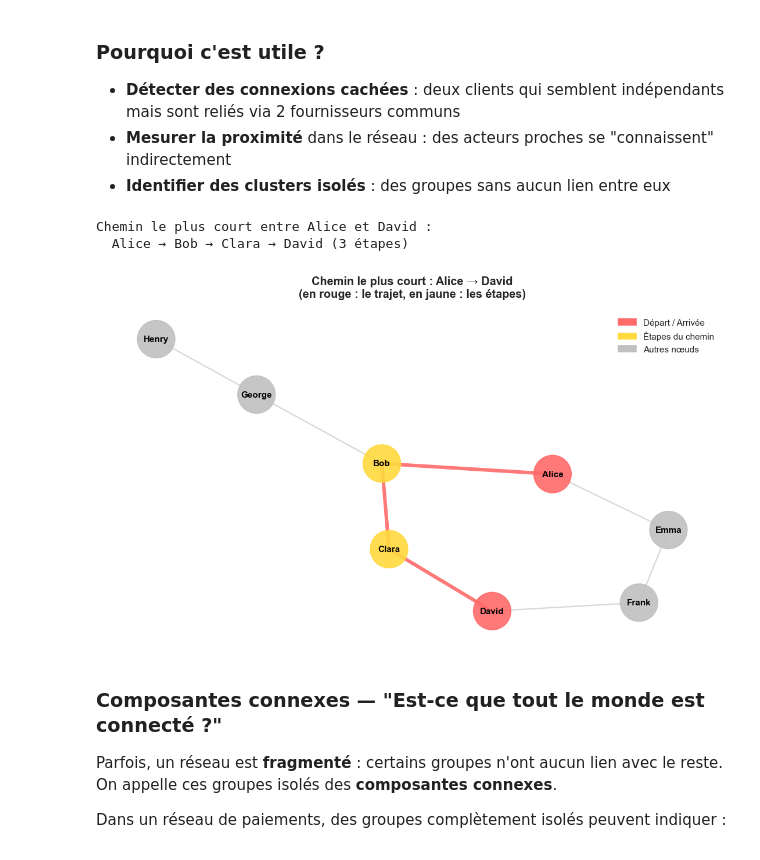
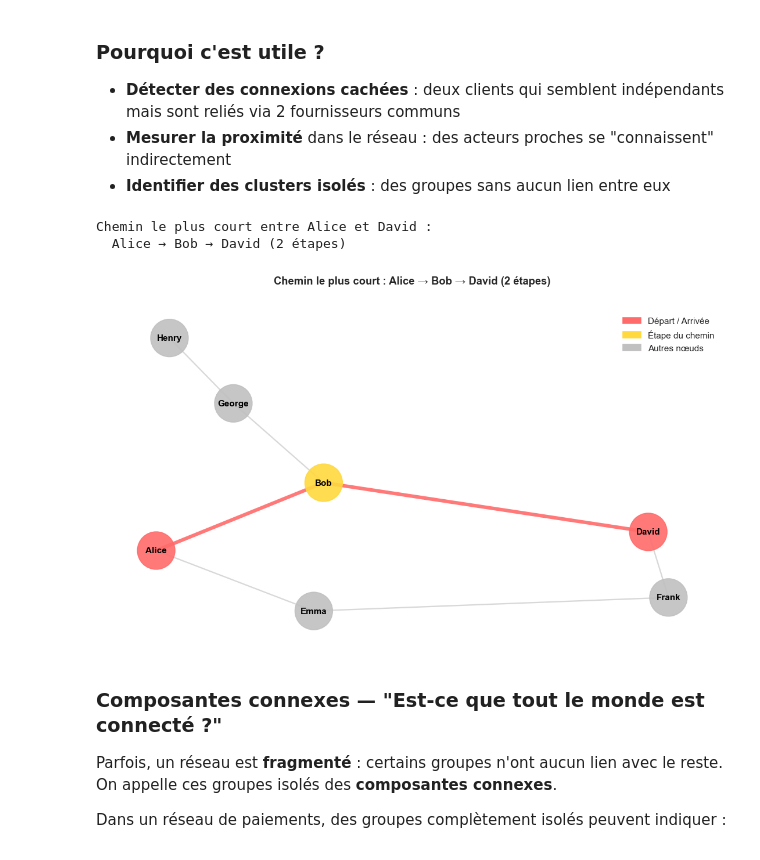
Before and after one commit to levmanuel/Graph, a Jupyter notebook: introduction_graphes.ipynb, the cells around one changed output. Cells and saved outputs as stored; diff of their text form; code cells hidden in the pictures.

```diff
--- a/introduction_graphes.ipynb
+++ b/introduction_graphes.ipynb
@@ -203,56 +199,59 @@ Dans un réseau de paiements, ça répond à : *"En combien d'intermédiaires pe
 - **Mesurer la proximité** dans le réseau : des acteurs proches se "connaissent" indirectement
 - **Identifier des clusters isolés** : des groupes sans aucun lien entre eux
 # %%
-# Construire un réseau plus grand pour illustrer les chemins
+# Construire un réseau pour illustrer les chemins
 G_nav = nx.Graph()
 liens_nav = [
-    ('Alice', 'Bob'), ('Bob', 'Clara'), ('Clara', 'David'),
-    ('Alice', 'Emma'), ('Emma', 'Frank'), ('Frank', 'David'),
-    ('Bob', 'George'), ('George', 'Henry'),
+    ('Alice', 'Bob'), ('Bob', 'David'),                     # Chemin court : 2 étapes
+    ('Alice', 'Emma'), ('Emma', 'Frank'), ('Frank', 'David'), # Chemin long  : 3 étapes
+    ('Bob', 'George'), ('George', 'Henry'),                  # Nœuds hors chemin
 ]
 G_nav.add_edges_from(liens_nav)
 
 pos_nav = nx.spring_layout(G_nav, seed=12)
 
 # Trouver le chemin le plus court entre Alice et David
 chemin = nx.shortest_path(G_nav, 'Alice', 'David')
 print(f"Chemin le plus court entre Alice et David :")
 print(f"  {' → '.join(chemin)} ({len(chemin)-1} étapes)")
 
-# Visualiser
-plt.figure(figsize=(10, 6))
+# Arêtes du chemin retenu
+aretes_chemin = [(chemin[i], chemin[i+1]) for i in range(len(chemin)-1)]
+aretes_autres  = [e for e in G_nav.edges()
+                  if e not in aretes_chemin and (e[1], e[0]) not in aretes_chemin]
 
-aretes_chemin = [(chemin[i], chemin[i+1]) for i in range(len(chemin)-1)]
-aretes_autres = [e for e in G_nav.edges() if e not in aretes_chemin and (e[1], e[0]) not in aretes_chemin]
-
+# Colorier les nœuds
 couleurs_noeuds = []
 for n in G_nav.nodes():
-    if n == 'Alice' or n == 'David':
+    if n in ('Alice', 'David'):
         couleurs_noeuds.append('#FF6B6B')
     elif n in chemin:
         couleurs_noeuds.append('#FFD93D')
     else:
         couleurs_noeuds.append('#C0C0C0')
 
+plt.figure(figsize=(10, 6))
 nx.draw_networkx_nodes(G_nav, pos_nav, node_size=1800, node_color=couleurs_noeuds, alpha=0.9)
 nx.draw_networkx_labels(G_nav, pos_nav, font_size=10, font_weight='bold')
-nx.draw_networkx_edges(G_nav, pos_nav, edgelist=aretes_autres, width=1.5, alpha=0.3, edge_color='gray')
-nx.draw_networkx_edges(G_nav, pos_nav, edgelist=aretes_chemin, width=4, alpha=0.9, edge_color='#FF6B6B')
+nx.draw_networkx_edges(G_nav, pos_nav, edgelist=aretes_autres,
+                       width=1.5, alpha=0.3, edge_color='gray')
+nx.draw_networkx_edges(G_nav, pos_nav, edgelist=aretes_chemin,
+                       width=4, alpha=0.9, edge_color='#FF6B6B')
 
 rouge = mpatches.Patch(color='#FF6B6B', label='Départ / Arrivée')
-jaune = mpatches.Patch(color='#FFD93D', label='Étapes du chemin')
+jaune = mpatches.Patch(color='#FFD93D', label='Étape du chemin')
 gris  = mpatches.Patch(color='#C0C0C0', label='Autres nœuds')
 plt.legend(handles=[rouge, jaune, gris], loc='upper right', fontsize=10)
 
-plt.title("Chemin le plus court : Alice → David\n(en rouge : le trajet, en jaune : les étapes)",
-          fontsize=13, fontweight='bold', pad=15)
+plt.title("Chemin le plus court : Alice → Bob → David (2 étapes)\n",
+          fontsize=12, fontweight='bold', pad=15)
 plt.axis('off')
 plt.tight_layout()
 plt.show()
 # %% [output]
 Chemin le plus court entre Alice et David :
-  Alice → Bob → Clara → David (3 étapes)
+  Alice → Bob → David (2 étapes)
-[figure, old version]
+[figure, new version]
 # %% [markdown]
 ### Composantes connexes — "Est-ce que tout le monde est connecté ?"
 
```
Also changed, not shown: parts of 20 cells of this notebook, 3 other files.
